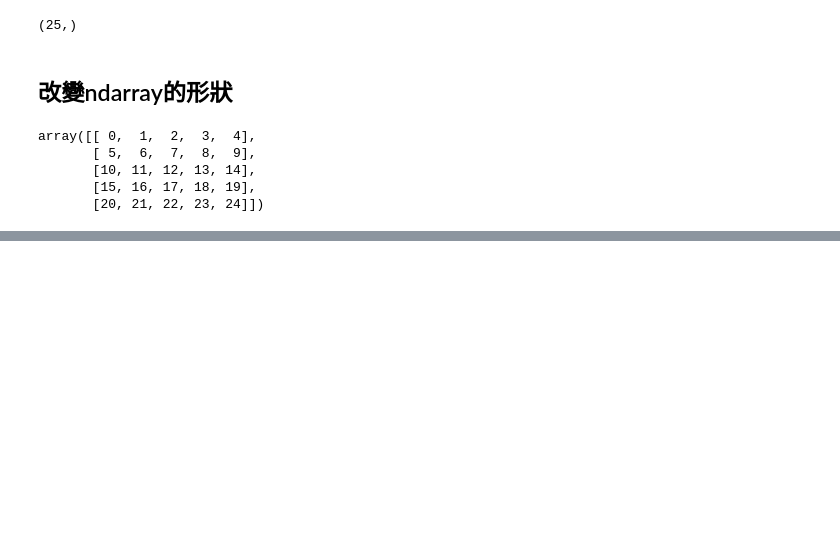
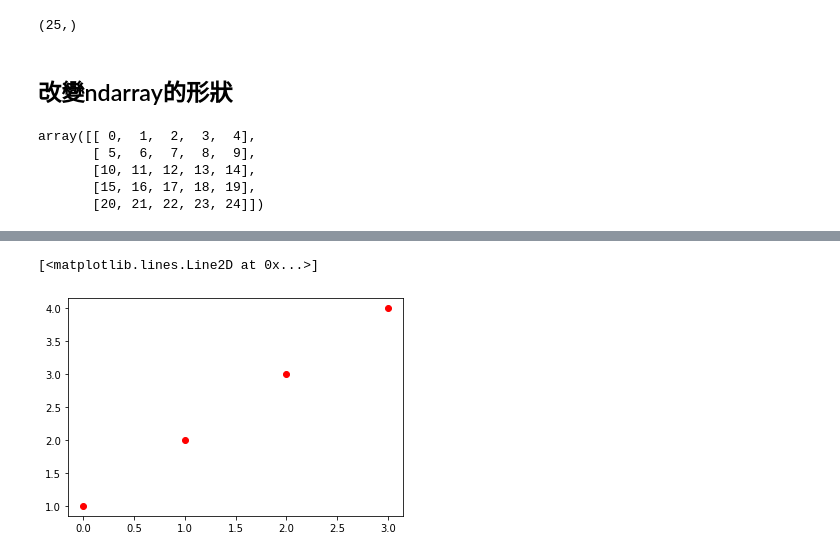
Before and after one commit to AlvisSu/20220702-python-lesson, a Jupyter notebook: 20220723.ipynb, the cells around one changed output, grey strips where cells are left out. Saved outputs shown, nothing was run; the diff lists cells and outputs as text; code cells hidden in the pictures; blank space fills up the shorter version.

```diff
--- a/20220723.ipynb
+++ b/20220723.ipynb
@@ -64,0 +174,6 @@ data = data.reshape(5,5)
+# %%
+#r >> 紅色
+plt.plot(x, "ro")
+# %% [output]
+[<matplotlib.lines.Line2D at 0x...>]
+[figure, added]
```
Also changed, not shown: parts of 63 cells of this notebook.
